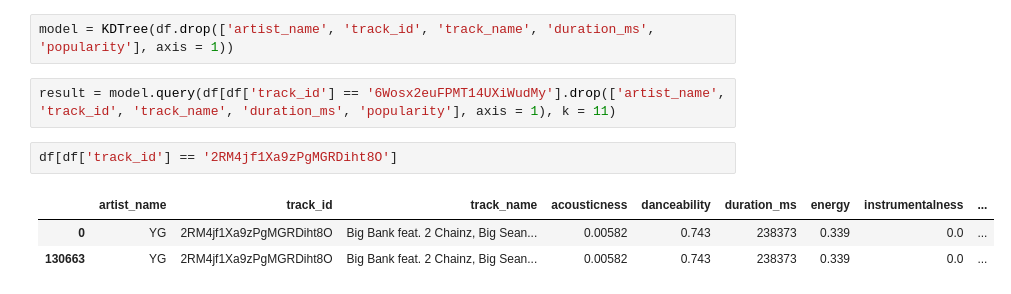
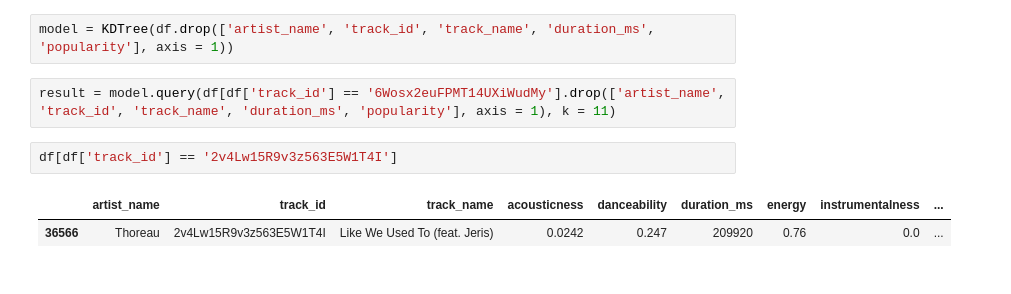
Before and after one commit to bw-spotify-song-suggester-4/data-science, a Jupyter notebook: Untitled.ipynb, the cells around one changed output. Cells and saved outputs as stored; diff of their text form.

```diff
--- a/Untitled.ipynb
+++ b/Untitled.ipynb
@@ -25,11 +31,10 @@ model = KDTree(df.drop(['artist_name', 'track_id', 'track_name', 'duration_ms',
 # %%
 result = model.query(df[df['track_id'] == '6Wosx2euFPMT14UXiWudMy'].drop(['artist_name', 'track_id', 'track_name', 'duration_ms', 'popularity'], axis = 1), k = 11)
 # %%
-df[df['track_id'] == '2RM4jf1Xa9zPgMGRDiht8O']
+df[df['track_id'] == '2v4Lw15R9v3z563E5W1T4I']
 # %% [output]
 |  | artist_name | track_id | track_name | acousticness | danceability | duration_ms | energy | instrumentalness | ... |
-| 0 | YG | 2RM4jf1Xa9zPgMGRDiht8O | Big Bank feat. 2 Chainz, Big Sean... | 0.00582 | 0.743 | 238373 | 0.339 | 0.0 | ... |
-| 130663 | YG | 2RM4jf1Xa9zPgMGRDiht8O | Big Bank feat. 2 Chainz, Big Sean... | 0.00582 | 0.743 | 238373 | 0.339 | 0.0 | ... |
+| 36566 | Thoreau | 2v4Lw15R9v3z563E5W1T4I | Like We Used To (feat. Jeris) | 0.0242 | 0.247 | 209920 | 0.76 | 0.0 | ... |
 # %%
 result[1][0][1:11]
 # %% [output]
```
Also changed, not shown: parts of 8 cells of this notebook, 5 other files.
